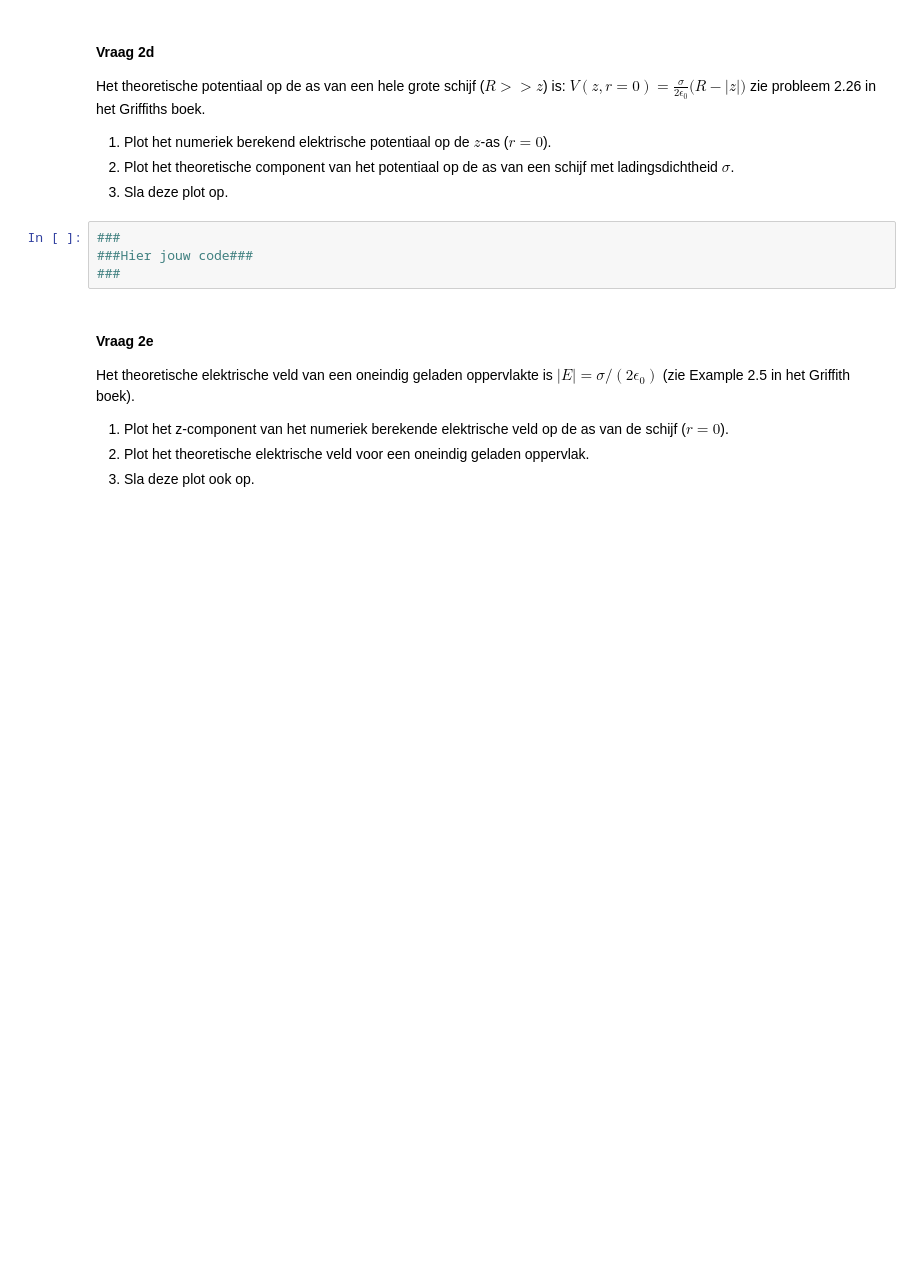
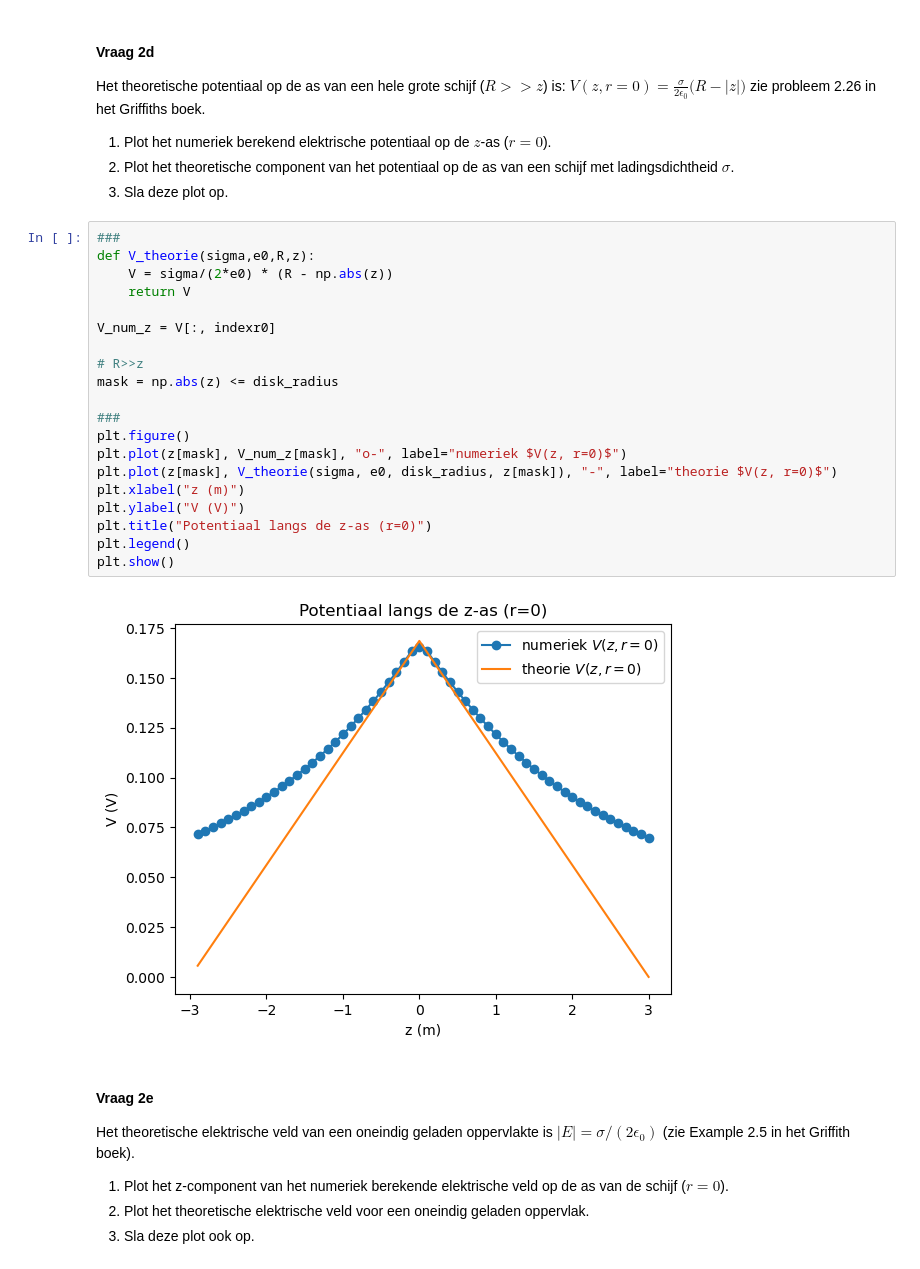
Before and after one commit to JensGroen/opdrachten-DEF-D, a Jupyter notebook: DigitaleOntwerpopdrachten/1CondensatorOpdracht/CondensatorOntwerpopdracht.ipynb, the cells around one changed output. Drawn from its saved outputs; the diff is of its cells as text; blank space fills up the shorter version.

```diff
--- a/DigitaleOntwerpopdrachten/1CondensatorOpdracht/CondensatorOntwerpopdracht.ipynb
+++ b/DigitaleOntwerpopdrachten/1CondensatorOpdracht/CondensatorOntwerpopdracht.ipynb
@@ -215,8 +265,26 @@ zie probleem 2.26 in het Griffiths boek.
 3. Sla deze plot op.
 # %%
 ###
-###Hier jouw code###
+def V_theorie(sigma,e0,R,z):
+    V = sigma/(2*e0) * (R - np.abs(z))
+    return V
+
+V_num_z = V[:, indexr0]
+
+# R>>z
+mask = np.abs(z) <= disk_radius
+
 ###
+plt.figure()
+plt.plot(z[mask], V_num_z[mask], "o-", label="numeriek $V(z, r=0)$")
+plt.plot(z[mask], V_theorie(sigma, e0, disk_radius, z[mask]), "-", label="theorie $V(z, r=0)$")
+plt.xlabel("z (m)")
+plt.ylabel("V (V)")
+plt.title("Potentiaal langs de z-as (r=0)")
+plt.legend()
+plt.show()
+# %% [output]
+[figure, added]
 # %% [markdown]
 #### Vraag 2e
 
```
Also changed, not shown: parts of 3 cells of this notebook.
